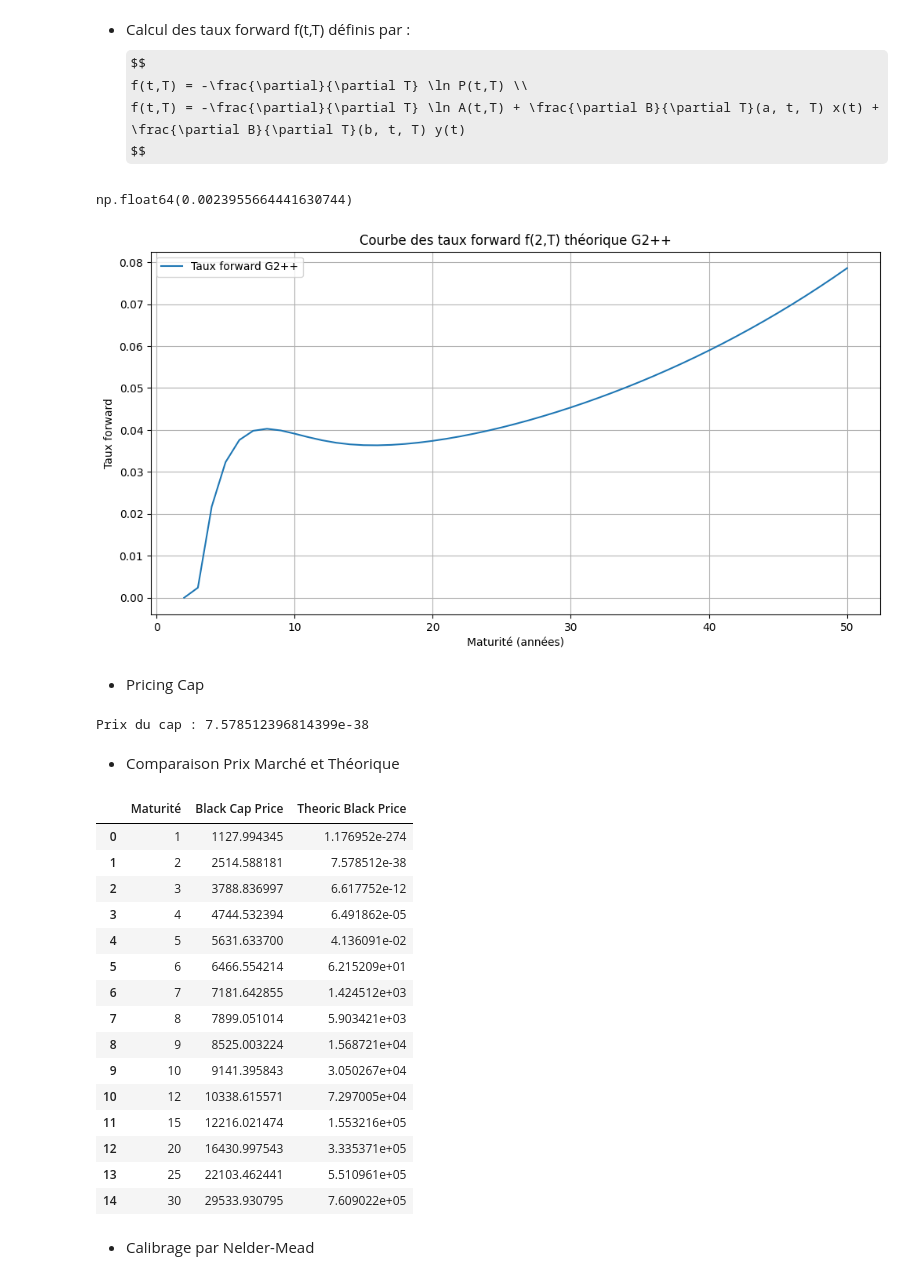
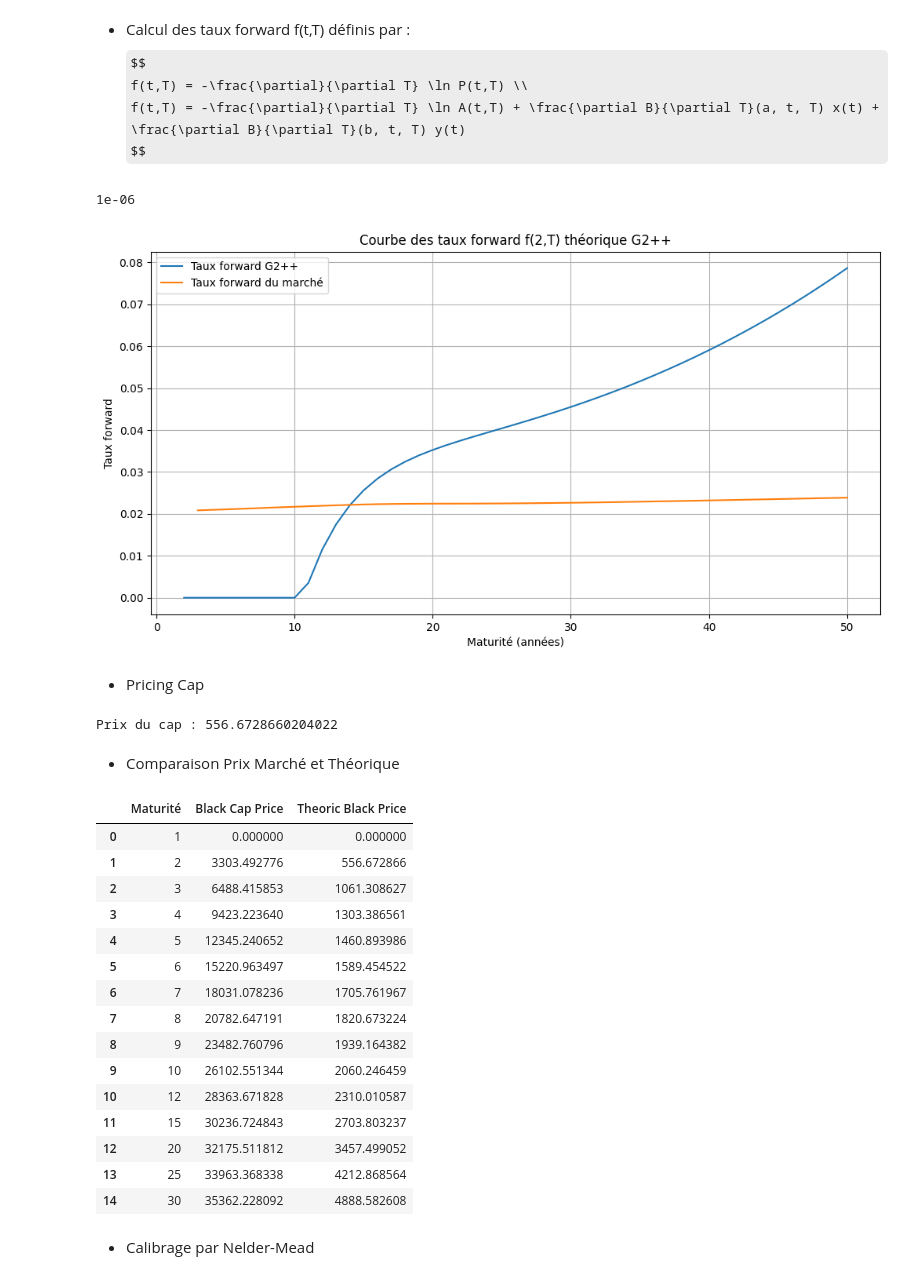
Before and after one commit to massine-djn/StatApp_GSE, a Jupyter notebook: notebook.ipynb, the cells around one changed output. Cells and saved outputs as stored; diff of their text form; code cells hidden in the pictures; some formulas as TeX source.

Commit message:
strike ajusté + vol + reprise taux fw

```diff
--- a/notebook.ipynb
+++ b/notebook.ipynb
@@ -353,7 +421,7 @@ def dvar_y_dT(t,T, b, eta):
 
 # Dérivée partielle de Vxy par rapport à T
 def dcov_xy_dT(t,T, a, b, sigma, eta, rho):
-    return (2 * sigma * eta * rho / (a * b )) * (1 + - np.exp(- a * (T-t))) + - np.exp(- b * (T-t)) + np.exp(-(a + b) * (T-t))
+    return (2 * sigma * eta * rho / (a * b )) * (1 + np.exp(- a * (T-t))) + np.exp(- b * (T-t)) + np.exp(-(a + b) * (T-t))
 
 
 
@@ -372,12 +440,7 @@ def dA_dT(T, t, a, b, sigma, eta, rho):
     dVy_dT_0 = dvar_y_dT(0,T, b, eta)
     dVxy_dT_0= dcov_xy_dT(0,T, a, b, sigma, eta, rho)
     dV_0_T = dVx_dT_0 + dVy_dT_0 + dVxy_dT_0
-    db_dT = dB_dT(T,t,a)
 
-    P_0_T = prix_zero_coupon(0, T, a, b, sigma, eta, rho, x, y)
-    P_0_t = prix_zero_coupon(0, t, a, b, sigma, eta, rho, x, y)
-
-    dP_0_T = derivee_prices_zero_coupon_marche(T)
     return - forward_rate_marche(0,T) + 0.5 * (dV_t_T - dV_0_T)
 
 # Fonction de taux forward f(t,T) sous G2++
@@ -389,7 +452,7 @@ def forward_rate_G2pp(t, T, a, b, sigma, eta, rho, x,y):
     dB_a = dB_dT(T, t, a)
     dB_b = dB_dT(T, t, b)
     rate = -( dA / A(t, T, a, b, sigma, eta, rho) ) + dB_a * x[t] + dB_b * y[t]
-    return max(rate,0.0000001)
+    return max(rate,0.000001)
 
 
 
@@ -399,20 +462,23 @@ T = 5  # Maturité en années
 f_0_T = df_forward_rates.loc[df_forward_rates["Maturité"] == T, "Taux Forward f(0,T)"].values
 forward_rate_G2pp(2,3,a,b,sigma,eta,rho,x,y)
 # %% [output]
-np.float64(0.0023955664441630744)
+1e-06
 # %%
 # Calcul des taux forward du marché f(1,T)
 forward_rates_G2pp = {T : forward_rate_G2pp(2, T, a, b, sigma, eta, rho, x, y) for T in range(2, 51)}
 # Affichage des résultats
 plt.figure(figsize=(12, 6))
 plt.plot(forward_rates_marche.keys(), forward_rates_G2pp.values(), label='Taux forward G2++')
+
+forward_rates_marche = {T : forward_rate_marche(2, T) for T in range(2, 51)}
+plt.plot(forward_rates_marche.keys(), forward_rates_marche.values(), label='Taux forward du marché')
 plt.xlabel('Maturité (années)')
 plt.ylabel('Taux forward')
 plt.legend()
 plt.title('Courbe des taux forward f(2,T) théorique G2++')
 plt.grid()
 plt.show()
 # %% [output]
-[figure, old version]
+[figure, new version]
 # %% [markdown]
 - Pricing Cap
@@ -423,19 +494,22 @@ def sigma_a_b(t, T, a, b, sigma, eta, rho):
         V_y = var_y(s,T, b, eta)
         V_xy = cov_xy(s,T, a, b, sigma, eta, rho)
         return V_x + V_y + 2 * rho * V_xy
-
     integral_value, _ = quad(integrand, 0, T, args=(a, b, sigma, eta, rho))
     return np.sqrt(integral_value / T)
 
 
 def theoric_black_cap_price(T, a, b, sigma, eta, rho, N = 1000000, K=0.03):
 
-    caplets_maturities = np.arange(1, T+1, 1)
+    # caplets_maturities = np.arange(1, T+1, 1)
+
+    caplets_maturities = [ s for s in range(0,T) if s in df_implied_volatility["Maturity"].values]
     tau = np.ones_like(caplets_maturities)
     sigma_a_b_ = sigma_a_b(0, T, a, b, sigma, eta, rho)
+    K = strike(T)
     zero_coupon_prices = {T_i : prix_zero_coupon(0, T_i, a, b, sigma, eta, rho, x, y) for T_i in caplets_maturities}
     P = [zero_coupon_prices[T_i] for T_i in caplets_maturities]
     F = [forward_rate_G2pp(t-1, t, a, b, sigma, eta, rho, x,y) for t in caplets_maturities]
+    # F = [simple_forward_rate_G2pp(0, t-1, 1, a, b, sigma, eta, rho, x,y) for t in caplets_maturities]
 
     assert len(caplets_maturities) == len(P) == len(F) == len(tau), ("Les tailles des entrées ne correspondent pas !"
                                                                      f"Tailles : {len(caplets_maturities)}, {len(P)}, {len(F)}, {len(tau)}")
@@ -455,14 +529,14 @@ T = 2
 theoric_cap_price = theoric_black_cap_price(T, a, b, sigma, eta, rho)
 print(f"Prix du cap : {theoric_cap_price}")
 # %% [output]
-Prix du cap : 7.578512396814399e-38
+Prix du cap : 556.6728660204022
 # %% [markdown]
 - Comparaison Prix Marché et Théorique
 # %%
 # Calcul des prix des caps pour toutes les maturités dans df_implied_volatility
 results = []
 for maturity in df_implied_volatility["Maturity"]:
-    implied_vol = df_implied_volatility[df_implied_volatility["Maturity"] == maturity]["Implied Volatility"].values[0]
+    implied_vol = df_implied_volatility[df_implied_volatility["Maturity"] <= maturity]["Implied Volatility"].values
     black_price = black_cap_price(maturity,implied_vol, 1000000, 0.03)
     theoric_price = theoric_black_cap_price(maturity, a, b, sigma, eta, rho)
     results.append([maturity, black_price, theoric_price])
@@ -472,21 +546,21 @@ df_results = pd.DataFrame(results, columns=["Maturité", "Black Cap Price", "The
 df_results
 # %% [output]
 |  | Maturité | Black Cap Price | Theoric Black Price |
-| 0 | 1 | 1127.994345 | 1.176952e-274 |
-| 1 | 2 | 2514.588181 | 7.578512e-38 |
-| 2 | 3 | 3788.836997 | 6.617752e-12 |
-| 3 | 4 | 4744.532394 | 6.491862e-05 |
-| 4 | 5 | 5631.633700 | 4.136091e-02 |
-| 5 | 6 | 6466.554214 | 6.215209e+01 |
-| 6 | 7 | 7181.642855 | 1.424512e+03 |
-| 7 | 8 | 7899.051014 | 5.903421e+03 |
-| 8 | 9 | 8525.003224 | 1.568721e+04 |
-| 9 | 10 | 9141.395843 | 3.050267e+04 |
-| 10 | 12 | 10338.615571 | 7.297005e+04 |
-| 11 | 15 | 12216.021474 | 1.553216e+05 |
-| 12 | 20 | 16430.997543 | 3.335371e+05 |
-| 13 | 25 | 22103.462441 | 5.510961e+05 |
-| 14 | 30 | 29533.930795 | 7.609022e+05 |
+| 0 | 1 | 0.000000 | 0.000000 |
+| 1 | 2 | 3303.492776 | 556.672866 |
+| 2 | 3 | 6488.415853 | 1061.308627 |
+| 3 | 4 | 9423.223640 | 1303.386561 |
+| 4 | 5 | 12345.240652 | 1460.893986 |
+| 5 | 6 | 15220.963497 | 1589.454522 |
+| 6 | 7 | 18031.078236 | 1705.761967 |
+| 7 | 8 | 20782.647191 | 1820.673224 |
+| 8 | 9 | 23482.760796 | 1939.164382 |
+| 9 | 10 | 26102.551344 | 2060.246459 |
+| 10 | 12 | 28363.671828 | 2310.010587 |
+| 11 | 15 | 30236.724843 | 2703.803237 |
+| 12 | 20 | 32175.511812 | 3457.499052 |
+| 13 | 25 | 33963.368338 | 4212.868564 |
+| 14 | 30 | 35362.228092 | 4888.582608 |
 # %% [markdown]
 - Calibrage par Nelder-Mead
 # %%
```
Also changed, not shown: parts of 19 cells of this notebook.
